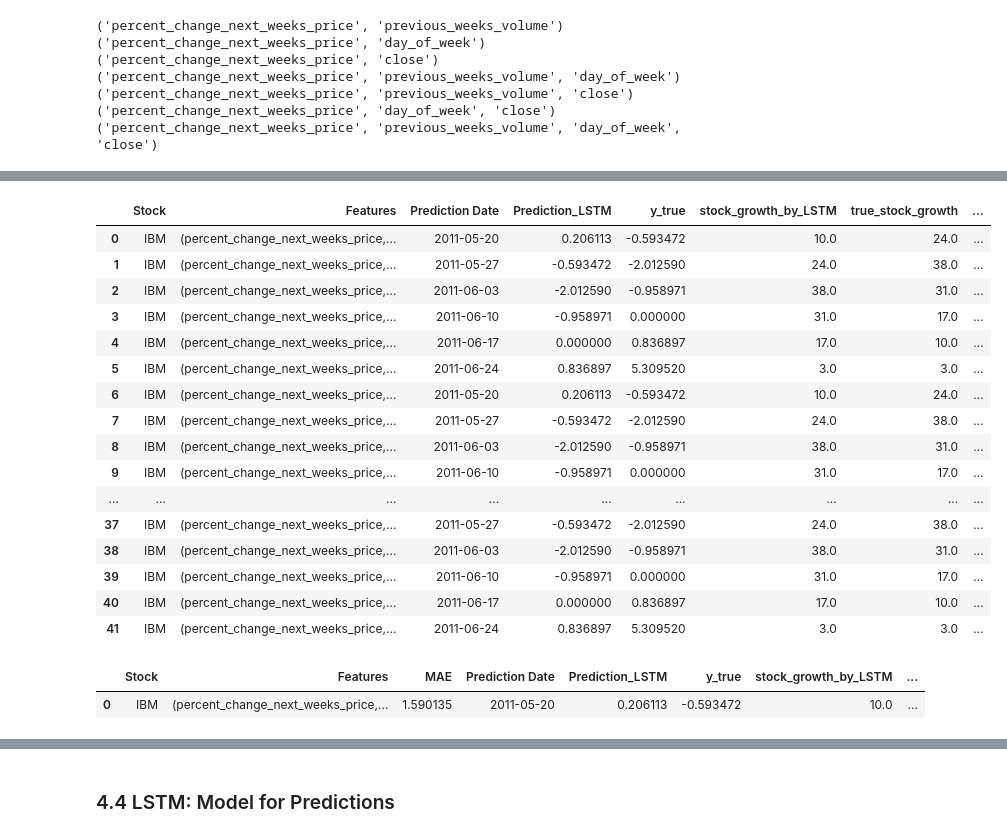
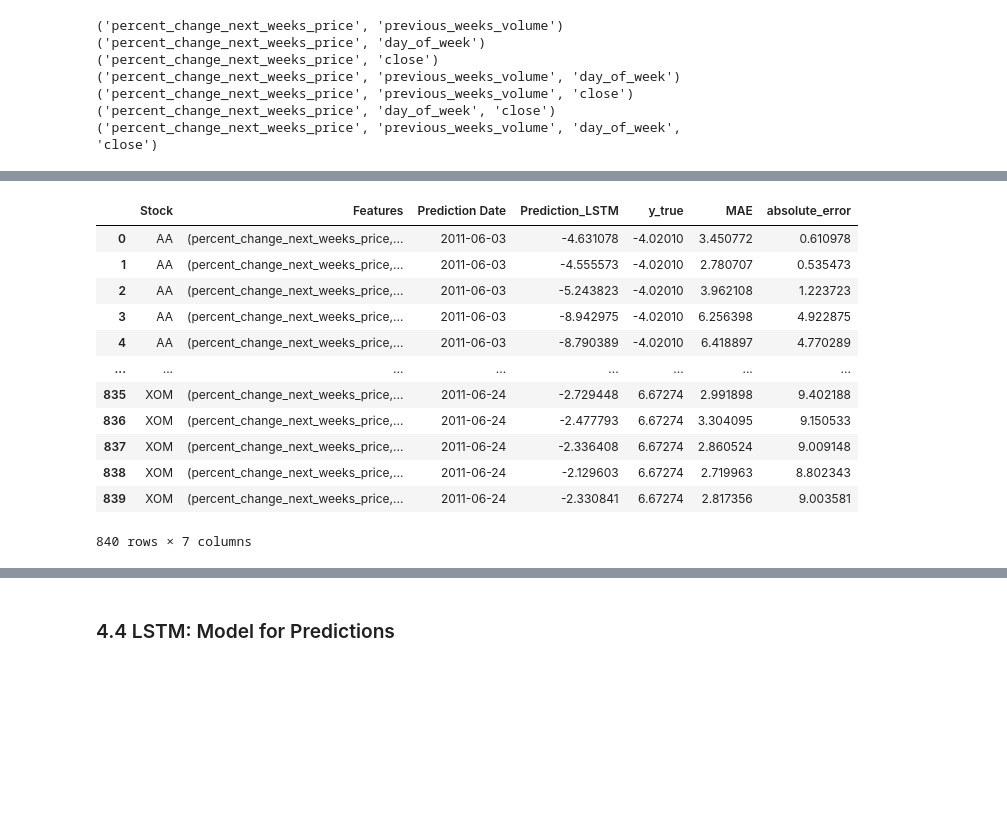
Before and after one commit to CarolinaRuivo/dowjones-index, a Jupyter notebook: template.ipynb, the cells around one changed output, grey strips where cells are left out. Saved outputs shown, nothing was run; the diff lists cells and outputs as text; code cells hidden in the pictures; blank space fills up the shorter version.

```diff
--- a/template.ipynb
+++ b/template.ipynb
@@ -2048,0 +2105,12 @@ tobesafe=results_df.copy()
+# %%
+results_df = pd.DataFrame(columns=['Stock', 'Features', 'Prediction Date', 'Prediction_LSTM', 'y_true'])
+
+# Concatenate all DataFrames stored in results_df_dict into a single DataFrame
+results_df = pd.concat(results_df_dict.values(), ignore_index=True)
+
+# Optionally, you can sort the DataFrame by 'Stock' and 'Prediction Date'
+results_df.sort_values(by=['Stock', 'Prediction Date'], inplace=True)
+
+# Reset the index of the concatenated DataFrame
+results_df.reset_index(drop=True, inplace=True)
+results_df
@@ -2049,51 +2131,27 @@ tobesafe=results_df.copy()
 # %%
-from sklearn.metrics import mean_absolute_error
-
 # Define a function to calculate MAE within each group
 def calculate_mae(group):
     return mean_absolute_error(group['Prediction_LSTM'], group['y_true'])
 
-# Group by 'Stock' and 'Prediction Date', then calculate MAE
-mae_by_group = tobesafe.groupby(['Stock', 'Features']).apply(calculate_mae).reset_index(name='MAE')
+# Group by 'Stock' and 'Prediction Date', then calculate MAE (MAE will be calculated for each stock and model combination, given the predicted dates)
+mae_by_group = results_df.groupby(['Stock', 'Features']).apply(calculate_mae).reset_index(name='MAE')
 
 # Merge the MAE DataFrame back into the original results_df
-tobesafe = pd.merge(tobesafe, mae_by_group, on=['Stock', 'Features'], how='left')
-tobesafe['absolute_error'] = abs(tobesafe['Prediction_LSTM'] - tobesafe['y_true'])
+results_df = pd.merge(results_df, mae_by_group, on=['Stock', 'Features'], how='left')
+results_df['absolute_error'] = abs(results_df['Prediction_LSTM'] - results_df['y_true'])
 
-tobesafe
+results_df
 # %% [output]
-|  | Stock | Features | Prediction Date | Prediction_LSTM | y_true | stock_growth_by_LSTM | true_stock_growth | ... |
-| 0 | IBM | (percent_change_next_weeks_price,... | 2011-05-20 | 0.206113 | -0.593472 | 10.0 | 24.0 | ... |
-| 1 | IBM | (percent_change_next_weeks_price,... | 2011-05-27 | -0.593472 | -2.012590 | 24.0 | 38.0 | ... |
-| 2 | IBM | (percent_change_next_weeks_price,... | 2011-06-03 | -2.012590 | -0.958971 | 38.0 | 31.0 | ... |
-| 3 | IBM | (percent_change_next_weeks_price,... | 2011-06-10 | -0.958971 | 0.000000 | 31.0 | 17.0 | ... |
-| 4 | IBM | (percent_change_next_weeks_price,... | 2011-06-17 | 0.000000 | 0.836897 | 17.0 | 10.0 | ... |
-| 5 | IBM | (percent_change_next_weeks_price,... | 2011-06-24 | 0.836897 | 5.309520 | 3.0 | 3.0 | ... |
-| 6 | IBM | (percent_change_next_weeks_price,... | 2011-05-20 | 0.206113 | -0.593472 | 10.0 | 24.0 | ... |
-| 7 | IBM | (percent_change_next_weeks_price,... | 2011-05-27 | -0.593472 | -2.012590 | 24.0 | 38.0 | ... |
-| 8 | IBM | (percent_change_next_weeks_price,... | 2011-06-03 | -2.012590 | -0.958971 | 38.0 | 31.0 | ... |
-| 9 | IBM | (percent_change_next_weeks_price,... | 2011-06-10 | -0.958971 | 0.000000 | 31.0 | 17.0 | ... |
-| ... | ... | ... | ... | ... | ... | ... | ... | ... |
-| 37 | IBM | (percent_change_next_weeks_price,... | 2011-05-27 | -0.593472 | -2.012590 | 24.0 | 38.0 | ... |
-| 38 | IBM | (percent_change_next_weeks_price,... | 2011-06-03 | -2.012590 | -0.958971 | 38.0 | 31.0 | ... |
-| 39 | IBM | (percent_change_next_weeks_price,... | 2011-06-10 | -0.958971 | 0.000000 | 31.0 | 17.0 | ... |
-| 40 | IBM | (percent_change_next_weeks_price,... | 2011-06-17 | 0.000000 | 0.836897 | 17.0 | 10.0 | ... |
-| 41 | IBM | (percent_change_next_weeks_price,... | 2011-06-24 | 0.836897 | 5.309520 | 3.0 | 3.0 | ... |
+|  | Stock | Features | Prediction Date | Prediction_LSTM | y_true | MAE | absolute_error |
+| 0 | AA | (percent_change_next_weeks_price,... | 2011-06-03 | -4.631078 | -4.02010 | 3.450772 | 0.610978 |
+| 1 | AA | (percent_change_next_weeks_price,... | 2011-06-03 | -4.555573 | -4.02010 | 2.780707 | 0.535473 |
+| 2 | AA | (percent_change_next_weeks_price,... | 2011-06-03 | -5.243823 | -4.02010 | 3.962108 | 1.223723 |
+| 3 | AA | (percent_change_next_weeks_price,... | 2011-06-03 | -8.942975 | -4.02010 | 6.256398 | 4.922875 |
+| 4 | AA | (percent_change_next_weeks_price,... | 2011-06-03 | -8.790389 | -4.02010 | 6.418897 | 4.770289 |
+| ... | ... | ... | ... | ... | ... | ... | ... |
+| 835 | XOM | (percent_change_next_weeks_price,... | 2011-06-24 | -2.729448 | 6.67274 | 2.991898 | 9.402188 |
+| 836 | XOM | (percent_change_next_weeks_price,... | 2011-06-24 | -2.477793 | 6.67274 | 3.304095 | 9.150533 |
+| 837 | XOM | (percent_change_next_weeks_price,... | 2011-06-24 | -2.336408 | 6.67274 | 2.860524 | 9.009148 |
+| 838 | XOM | (percent_change_next_weeks_price,... | 2011-06-24 | -2.129603 | 6.67274 | 2.719963 | 8.802343 |
+| 839 | XOM | (percent_change_next_weeks_price,... | 2011-06-24 | -2.330841 | 6.67274 | 2.817356 | 9.003581 |
+840 rows × 7 columns
-# %%
-# Calculate the mean absolute error (MAE) for each combination of stock and feature
-min_mae_df = tobesafe.groupby(['Stock', 'Features']).agg({'MAE': 'min'}).reset_index()
-
-# Find the corresponding row for the minimum MAE
-min_mae_features = pd.merge(min_mae_df, tobesafe, on=['Stock', 'Features', 'MAE'], how='inner')
-
-# Sort the DataFrame based on the number of variables in the feature and the minimum MAE
-min_mae_features_sorted = min_mae_features.sort_values(by=['Stock', 'Features'])
-
-# Select the first row for each stock after sorting
-min_mae_features_final = min_mae_features_sorted.drop_duplicates(subset='Stock', keep='first')
-
-
-min_mae_features_final
-# %% [output]
-|  | Stock | Features | MAE | Prediction Date | Prediction_LSTM | y_true | stock_growth_by_LSTM | ... |
-| 0 | IBM | (percent_change_next_weeks_price,... | 1.590135 | 2011-05-20 | 0.206113 | -0.593472 | 10.0 | ... |
```
Also changed, not shown: parts of 22 cells of this notebook, 1 other file.
